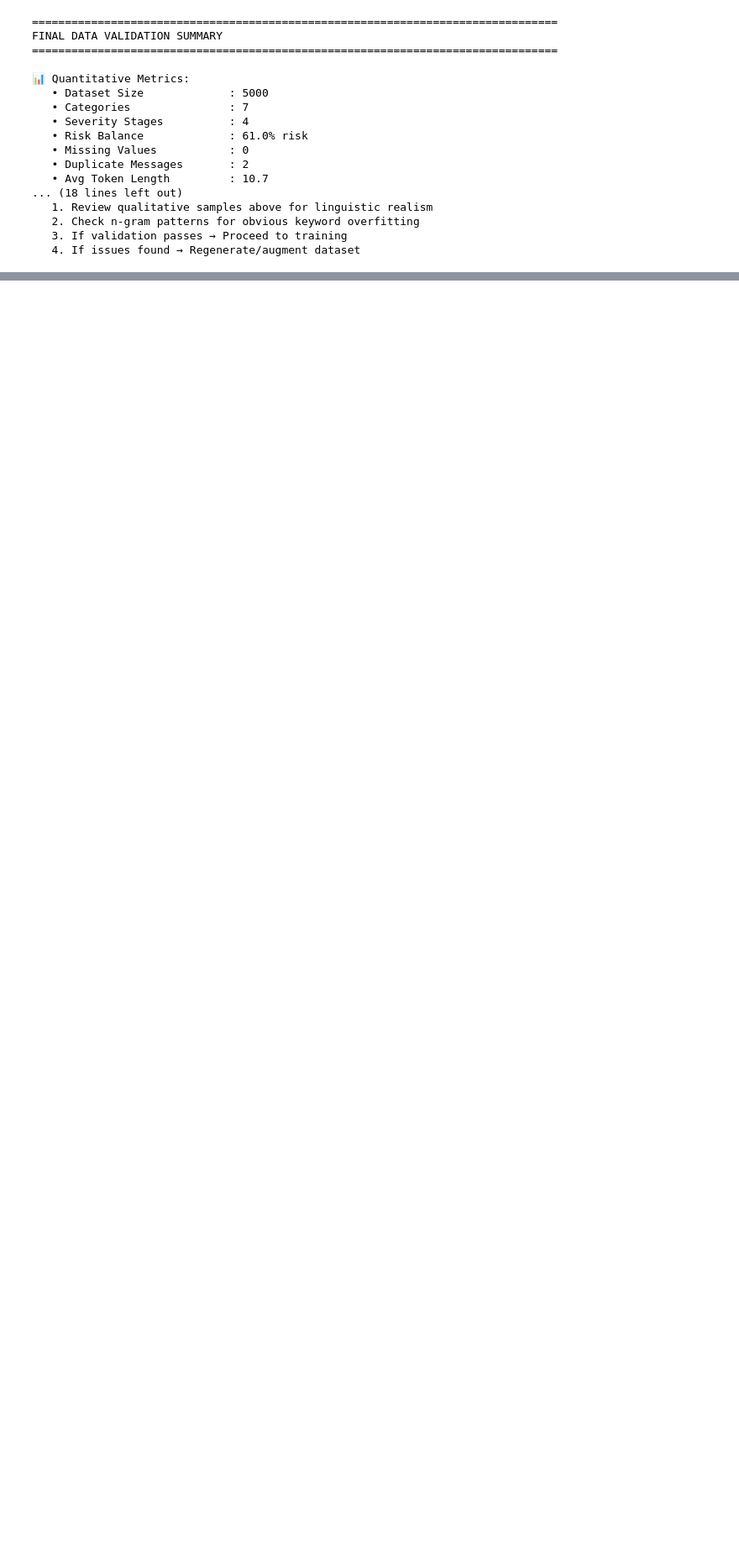
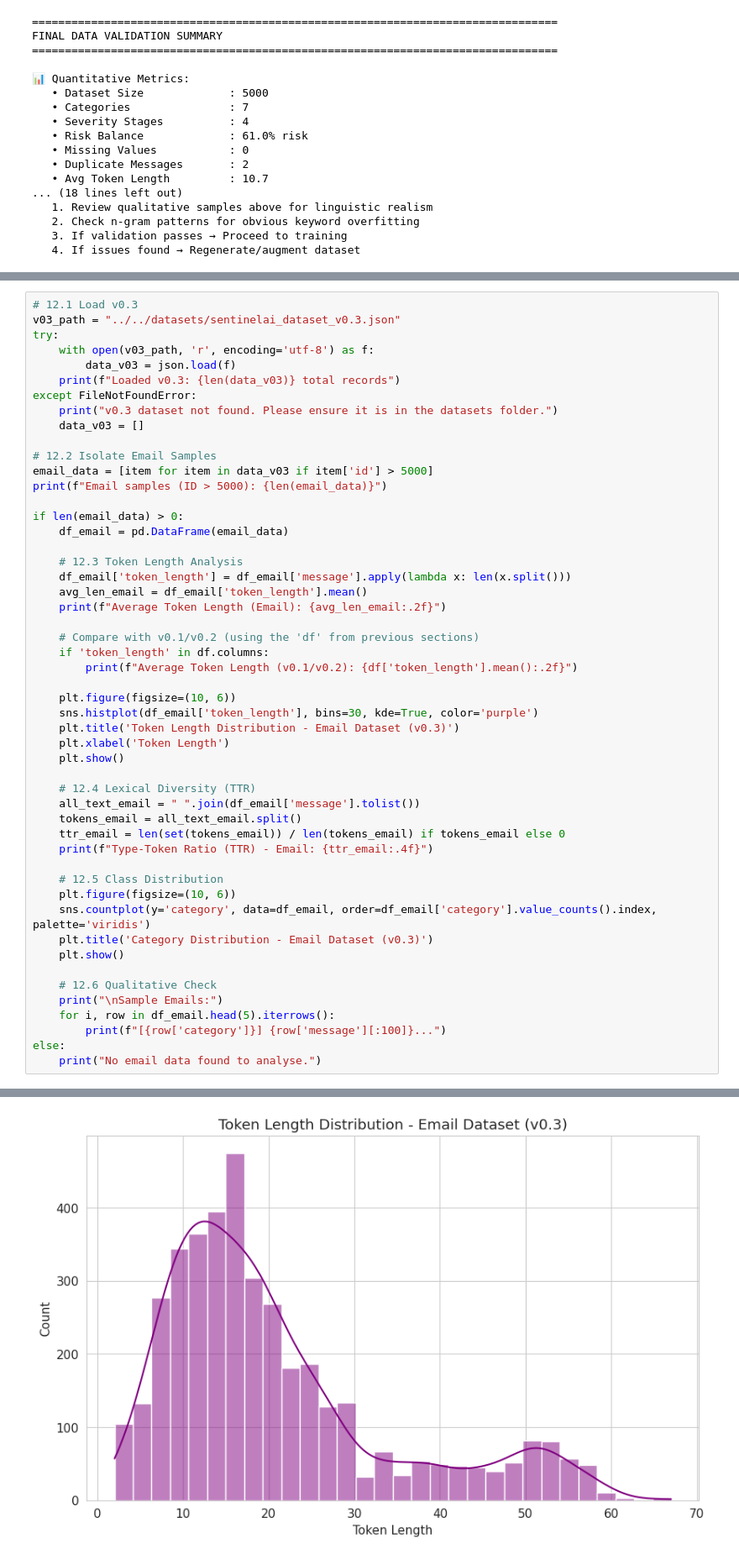
Before and after one commit to tayfrost/ba7816bf8f01ca, a Jupyter notebook: filter/notebooks/eda.ipynb, the cells around one changed output, grey strips where cells are left out. Shown at 84% size. Cells and saved outputs as stored; diff of their text form; blank space fills up the shorter version.

Commit message:
feat(filter): Updated EDA to analyse v0.3 email dataset

```diff
--- a/filter/notebooks/eda.ipynb
+++ b/filter/notebooks/eda.ipynb
@@ -756,0 +761,52 @@ FINAL DATA VALIDATION SUMMARY
+# %%
+# 12.1 Load v0.3
+v03_path = "../../datasets/sentinelai_dataset_v0.3.json"
+try:
+    with open(v03_path, 'r', encoding='utf-8') as f:
+        data_v03 = json.load(f)
+    print(f"Loaded v0.3: {len(data_v03)} total records")
+except FileNotFoundError:
+    print("v0.3 dataset not found. Please ensure it is in the datasets folder.")
+    data_v03 = []
+
+# 12.2 Isolate Email Samples
+email_data = [item for item in data_v03 if item['id'] > 5000]
+print(f"Email samples (ID > 5000): {len(email_data)}")
+
+if len(email_data) > 0:
+    df_email = pd.DataFrame(email_data)
+
+    # 12.3 Token Length Analysis
+    df_email['token_length'] = df_email['message'].apply(lambda x: len(x.split()))
+    avg_len_email = df_email['token_length'].mean()
+    print(f"Average Token Length (Email): {avg_len_email:.2f}")
+
+    # Compare with v0.1/v0.2 (using the 'df' from previous sections)
+    if 'token_length' in df.columns:
+        print(f"Average Token Length (v0.1/v0.2): {df['token_length'].mean():.2f}")
+
+    plt.figure(figsize=(10, 6))
+    sns.histplot(df_email['token_length'], bins=30, kde=True, color='purple')
+    plt.title('Token Length Distribution - Email Dataset (v0.3)')
+    plt.xlabel('Token Length')
+    plt.show()
+
+    # 12.4 Lexical Diversity (TTR)
+    all_text_email = " ".join(df_email['message'].tolist())
+    tokens_email = all_text_email.split()
+    ttr_email = len(set(tokens_email)) / len(tokens_email) if tokens_email else 0
+    print(f"Type-Token Ratio (TTR) - Email: {ttr_email:.4f}")
+
+    # 12.5 Class Distribution
+    plt.figure(figsize=(10, 6))
+    sns.countplot(y='category', data=df_email, order=df_email['category'].value_counts().index, palette='viridis')
+    plt.title('Category Distribution - Email Dataset (v0.3)')
+    plt.show()
+
+    # 12.6 Qualitative Check
+    print("\nSample Emails:")
+    for i, row in df_email.head(5).iterrows():
+        print(f"[{row['category']}] {row['message'][:100]}...")
+else:
+    print("No email data found to analyse.")
+# %% [output]
@@ -756,0 +817 @@ FINAL DATA VALIDATION SUMMARY
+[figure, added]
```
Also changed, not shown: parts of 4 cells of this notebook.
